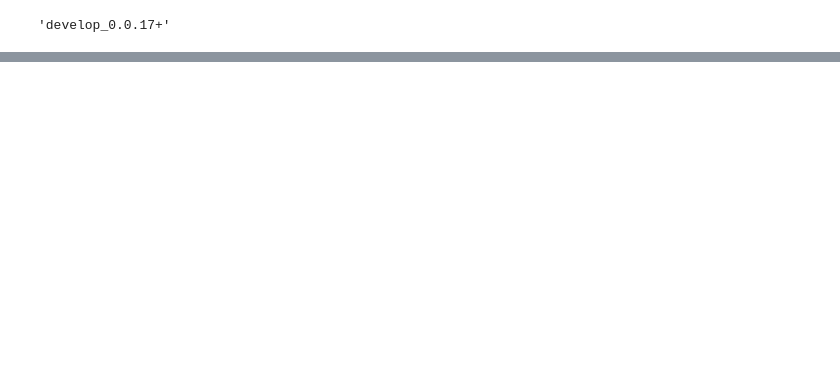
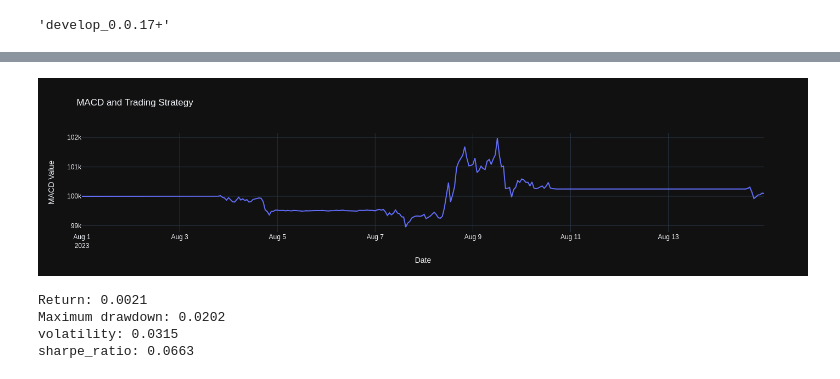
Before and after one commit to BullionBear/crypto-backtest, a Jupyter notebook: notebooks/4_macd_strategy.ipynb, the cells around one changed output, grey strips where cells are left out. Cells and saved outputs as stored; diff of their text form; code cells hidden in the pictures; blank space fills up the shorter version.

```diff
--- a/notebooks/4_macd_strategy.ipynb
+++ b/notebooks/4_macd_strategy.ipynb
@@ -54,0 +166,20 @@ TypeError: Argument 'real' has incorrect type (expected numpy.ndarray, got list)
+# %%
+portfolio = {'BTC': 0, 'USDT': 100_000}
+eps = 10_000
+portfolios = []
+for idx, event in df.iterrows():
+    price = event["close"]
+    if event["Strategy"] == "Hold":
+        pass
+    elif portfolio['USDT'] > eps and event["Strategy"] == "Buy":
+        btc_amt = eps / price
+        usdt_amt = eps
+        portfolio['BTC'] += btc_amt
+        portfolio['USDT'] -= eps
+    elif portfolio['BTC'] > eps / price and event["Strategy"] == "Sell":
+        btc_amt = eps / price
+        usdt_amt = eps
+        portfolio['BTC'] -= btc_amt
+        portfolio['USDT'] += usdt_amt
+    portfolios.append({"open_time": event["open_time"]} | portfolio | {"value": portfolio["BTC"] * price + portfolio["USDT"]}) # Python3.9 syntax
+portfolio = pd.DataFrame(portfolios)
@@ -54,0 +195,39 @@ TypeError: Argument 'real' has incorrect type (expected numpy.ndarray, got list)
+# %%
+import plotly.graph_objects as go
+
+portfolio['date'] = pd.to_datetime(portfolio['open_time'], unit='ms')
+# Create a figure
+fig = go.Figure()
+
+# Add MACD line
+fig.add_trace(go.Scatter(x=portfolio['date'], y=portfolio['value'], mode='lines', name='portfolio value'))
+
+# Update layout
+fig.update_layout(title='MACD and Trading Strategy', xaxis_title='Date', yaxis_title='MACD Value', template='plotly_dark')
+
+# Show figure
+fig.show()
+# %% [output]
+[figure, added]
+# %%
+from backtest.ffn import (
+    calc_return,
+    calc_interval_return,
+    calc_mdd,
+    calc_interval_volatility,
+    calc_interval_sharpe_ratio
+)
+
+r = calc_interval_return(portfolio, 'open_time','value', '30d')
+mdd = calc_mdd(portfolio, 'value')
+volatility = calc_interval_volatility(portfolio, 'open_time', 'value', '30d')
+sr = calc_interval_sharpe_ratio(portfolio, 'open_time', 'value', '30d')
+print(f"Return: {r:.4f}")
+print(f"Maximum drawdown: {mdd:.4f}")
+print(f"volatility: {volatility:.4f}")
+print(f"sharpe_ratio: {sr:.4f}")
+# %% [output]
+Return: 0.0021
+Maximum drawdown: 0.0202
+volatility: 0.0315
+sharpe_ratio: 0.0663
```
Also changed, not shown: parts of 14 cells of this notebook.
